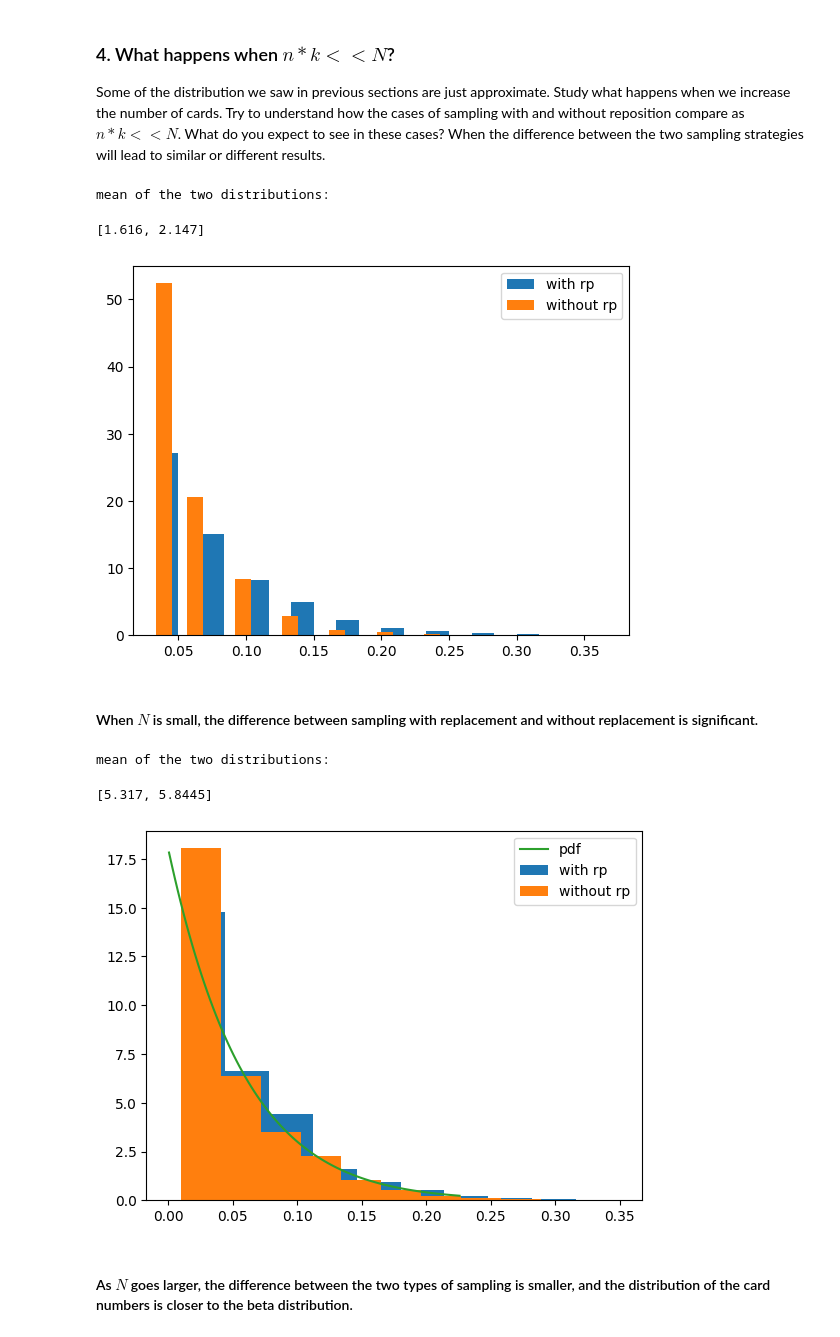
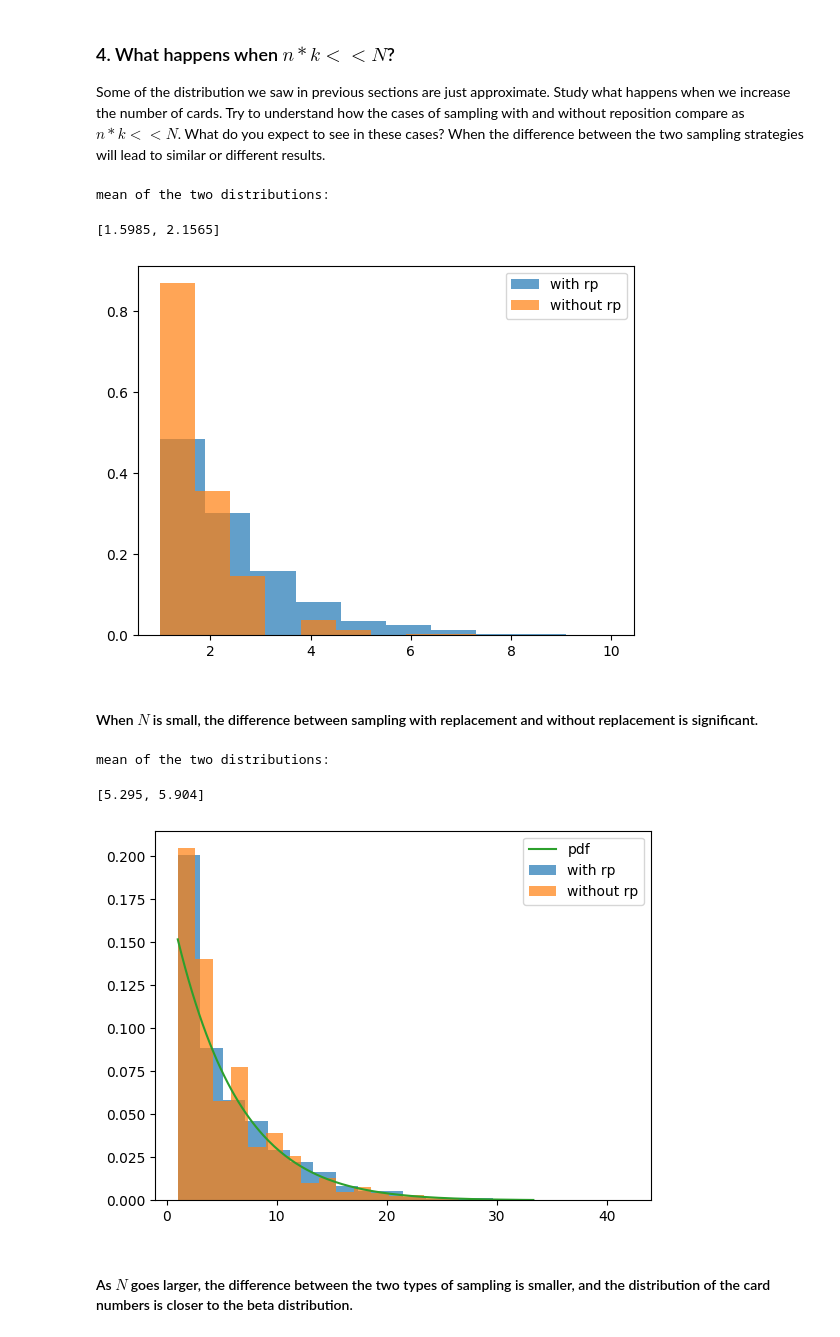
Before and after one commit to UCB-stat-201a-fall23/projectno1-themind-FayeL6, a Jupyter notebook: Project01-TheMind.ipynb, the cells around one changed output. Cells and saved outputs as stored; diff of their text form; code cells hidden in the pictures.

```diff
--- a/Project01-TheMind.ipynb
+++ b/Project01-TheMind.ipynb
@@ -110,7 +110,7 @@ def largest_gap_diff(N,n,k,times, plot=True):
                 space = num[i]
         result.append(space)
     if plot:
-        plt.hist(result,bins=N,density=True)
+        plt.hist(result,bins=N,density=True,alpha=0.8)
     return result
 
 a = largest_gap_diff(N,n,k,times)
@@ -166,8 +166,8 @@ def largest_gap_compare(N,n,k,times):
                 space = num[j]
         result2.append(space)
 
-    plt.hist(result1,bins=N)
-    plt.hist(result2,bins=N)
+    plt.hist(result1,bins=N,alpha=0.8)
+    plt.hist(result2,bins=N,alpha=0.8)
 
 
     return result1,result2,np.mean(result1),np.mean(result2)
@@ -208,8 +208,8 @@ for row, j in enumerate(N):
     for col,i in enumerate(n):
         a = largest_gap(j,i,k,times,plot=False)
         b = largest_gap_diff(j,i,k,times,plot=False)
-        axs[row,col].hist(a,bins=100,density=True)
-        axs[row,col].hist(b,bins=100,density=True)
+        axs[row,col].hist(a,bins=100,density=True, alpha=0.8)
+        axs[row,col].hist(b,bins=100,density=True, alpha=0.8)
         axs[row,col].legend(["type1","type2"],fontsize="4")
         axs[row,col].set_title("n={},N={}".format(i,j))
         axs[row,col].set_xlabel("mean=[{},{}]".format(np.mean(a),np.mean(b)))
@@ -357,22 +354,18 @@ def sample_cards(N, n, k, Type=False):
     _cards.sort(axis=1)
     return _cards
 # %%
-def change_N(N,n,k,times, pdf=True):
+def change_N(N,n,k,times, pdf=True, bins=50):
+
     a = [np.min(sample_cards(N,n,k,Type=False)) for i in range(times)]
     b = [np.min(sample_cards(N,n,k,Type=True)) for i in range(times)]
 
-    if not pdf:
-        bins = 20
-    else: bins = int(N/10)
-
-    plt.hist(np.array(b)/N,bins=bins,density=True)
-    plt.hist(np.array(a)/N,bins=bins,density=True)
+    plt.hist(np.array(b),bins=bins,density=True,alpha=0.7)
+    plt.hist(np.array(a),bins=bins,density=True,alpha=0.7)
 
     if pdf:
-        x = np.linspace(stats.beta.ppf(0.01, 1, n*k),
-                    stats.beta.ppf(0.99, 1, n*k), 100)
-        y = stats.beta.pdf(x,1,n*k)
-        plt.plot(x,y)
+        x = np.linspace(1, N/3, 200)
+        y = stats.beta.pdf(x/N,1,n*k)
+        plt.plot(x,y/N)
         plt.legend(["pdf","with rp","without rp"])
     else:
         plt.legend(["with rp","without rp"])
@@ -385,25 +378,25 @@ k=3
 times = 2000
 
 print("mean of the two distributions:")
-change_N(N,n,k,times,pdf=False)
+change_N(N,n,k,times,pdf=False,bins=10)
 # %% [output]
 mean of the two distributions:
-[1.616, 2.147]
+[1.5985, 2.1565]
-[figure, old version]
+[figure, new version]
 # %% [markdown]
 #### When $N$ is small, the difference between sampling with replacement and without replacement is significant.
 # %%
 N=100
 n=6
 k=3
 times = 2000
 
 print("mean of the two distributions:")
-change_N(N,n,k,times)
+change_N(N,n,k,times,bins=20)
 # %% [output]
 mean of the two distributions:
-[5.317, 5.8445]
+[5.295, 5.904]
-[figure, old version]
+[figure, new version]
 # %% [markdown]
 #### As $N$ goes larger, the difference between the two types of sampling is smaller, and the distribution of the card numbers is closer to the beta distribution.
 # %%
```
Also changed, not shown: parts of 15 cells of this notebook.
